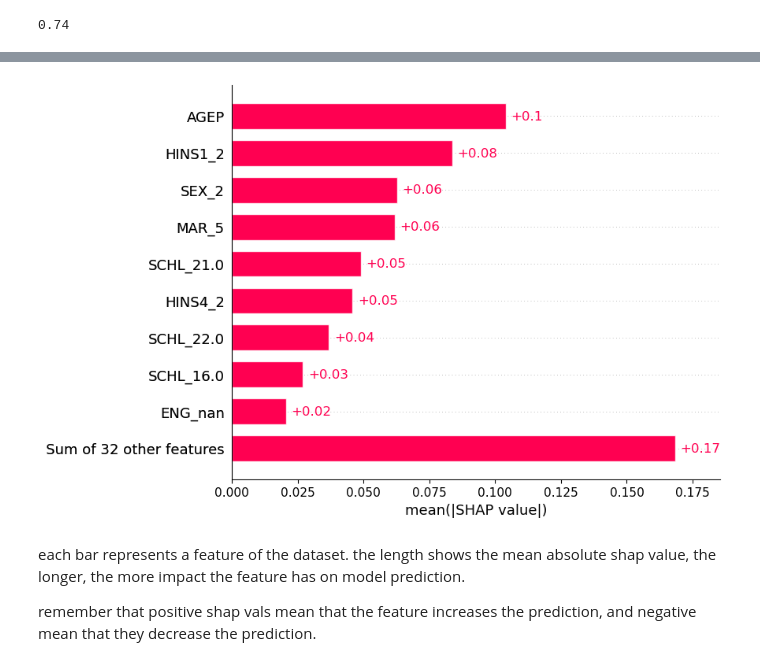
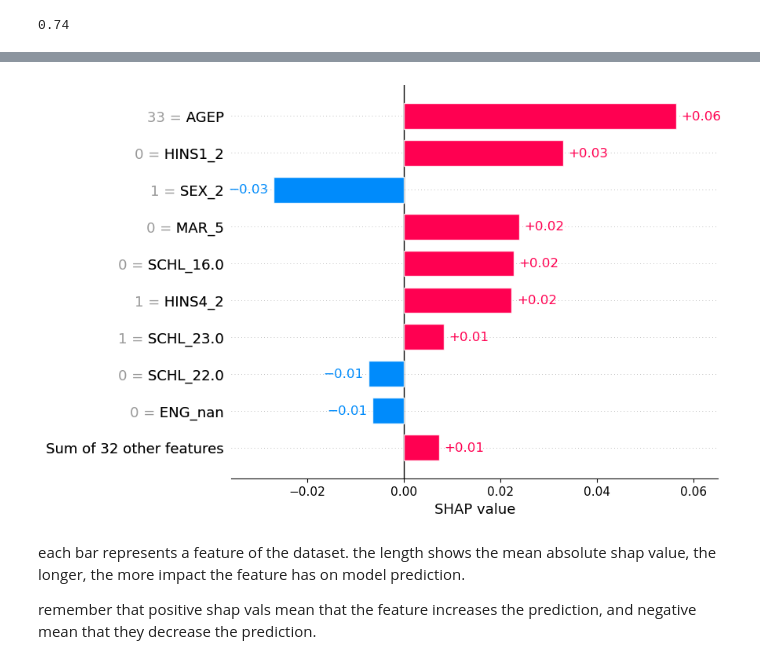
Before and after one commit to AlteaF/Algorithmic_Fairness_2025, a Jupyter notebook: ex4/afae24-exercise4.ipynb, the cells around one changed output, grey strips where cells are left out. Cells and saved outputs as stored; diff of their text form; code cells hidden in the pictures.

```diff
--- a/ex4/afae24-exercise4.ipynb
+++ b/ex4/afae24-exercise4.ipynb
@@ -181,2 +198,16 @@ Error:
+# %%
+
+# Check if shap_vals is a list (for multi-class cases)
+ # Select positive class SHAP values
+# Convert to SHAP Explanation object
+shap_exp = shap.Explanation(values=shap_values_tree.values[44][:,1],  # SHAP values for instance 44
+                            base_values=shap_values_tree.base_values[44,1],  # Base value for class
+                            data=X_test.iloc[44],  # Original feature values
+                            feature_names=X_test.columns)  # Feature names
+
+# Plot bar chart
+shap.plots.bar(shap_exp)
+# %% [output]
+[figure, added]
 # %%
 
@@ -184,8 +220,3 @@ shap_exp = shap.Explanation(shap_vals[0], feature_names=X_test_3.columns)
-# %%
-#bar plot for one specific instance
-shap.plots.bar(shap_vals[44])
-# %% [output]
-[figure, removed]
 # %% [markdown]
 each bar represents a feature of the dataset. the length shows the mean absolute shap value, the longer, the more impact the feature has on model prediction.
 
```
Also changed, not shown: parts of 21 cells of this notebook.
